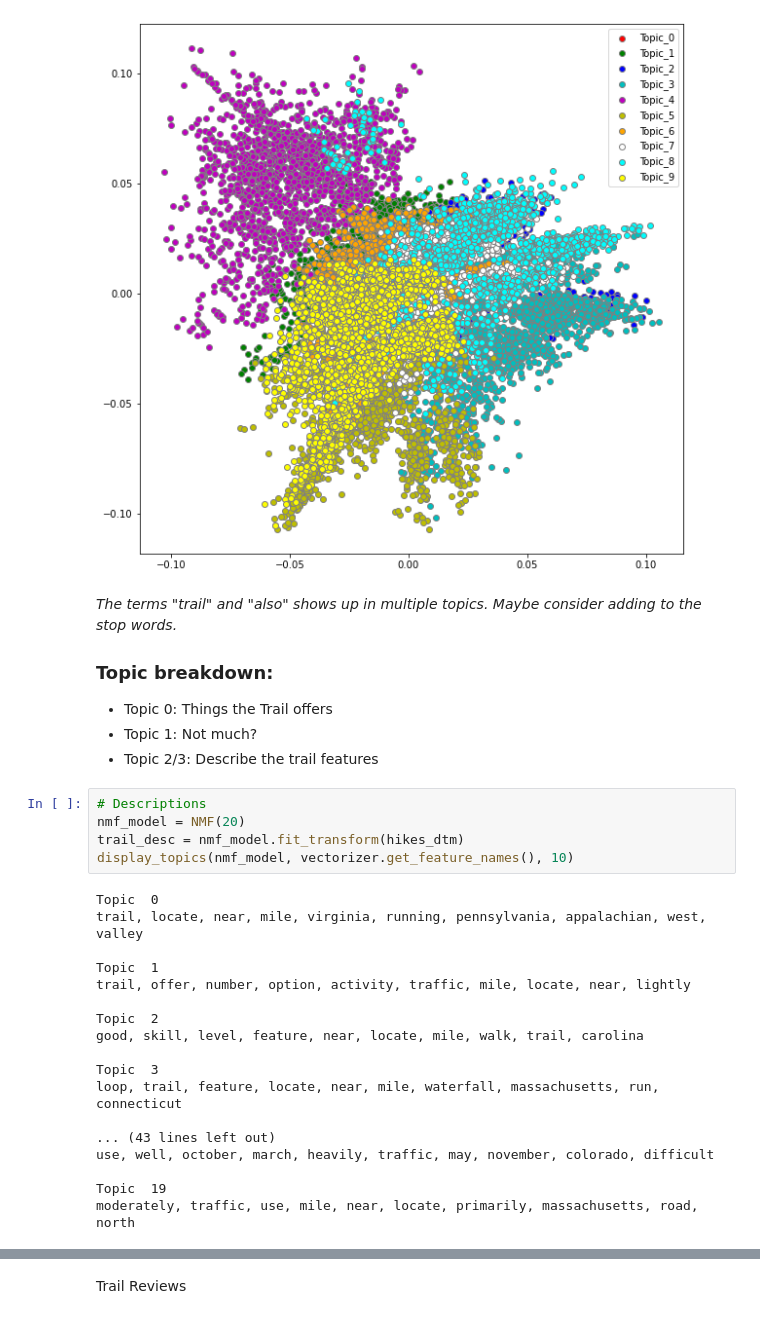
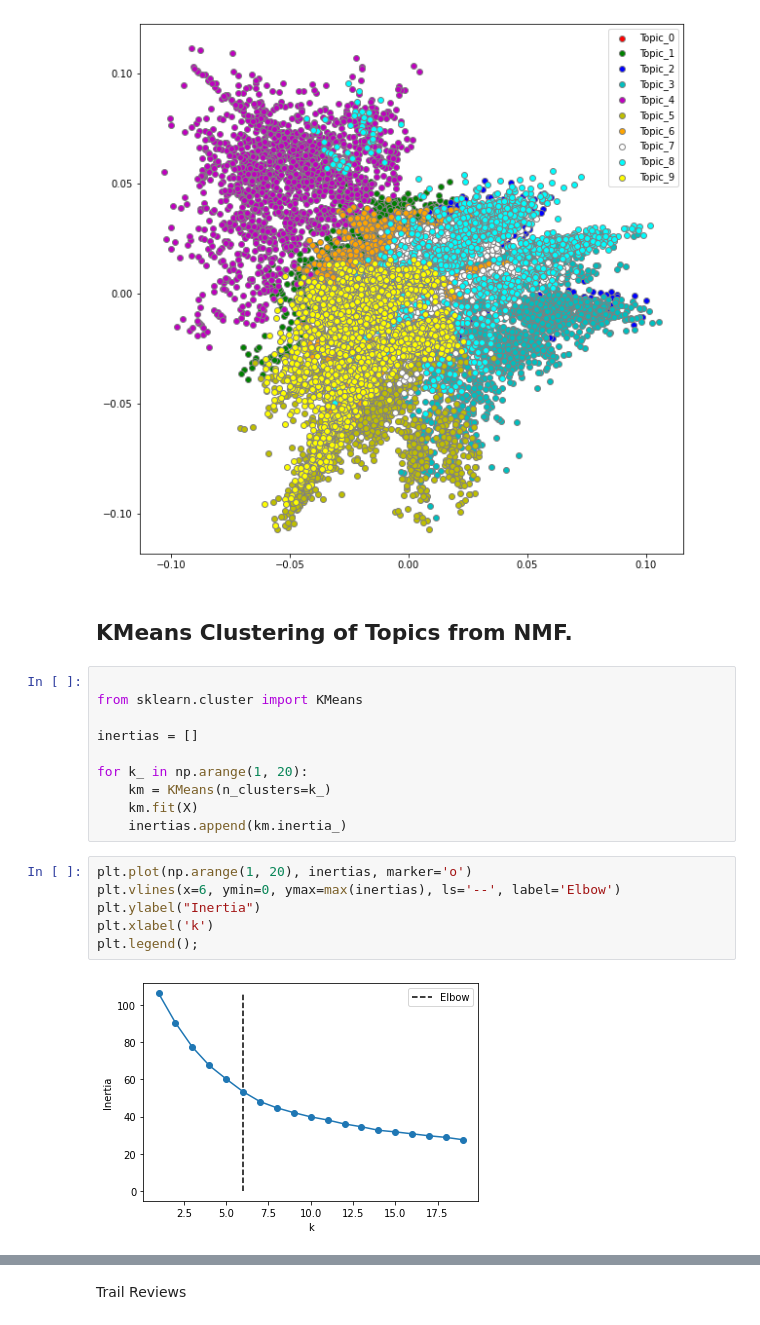
Before and after one commit to aauyeung19/Hiking-Trail-Recommendation-NLP, a Jupyter notebook: lib/topic_model_prototype.ipynb, the cells around one changed output, grey strips where cells are left out. Cells and saved outputs as stored; diff of their text form.

```diff
--- a/lib/topic_model_prototype.ipynb
+++ b/lib/topic_model_prototype.ipynb
@@ -161,32 +143,23 @@ pca_features = pca.fit_transform(X)
 plot_PCA_2D(pca_features, y, ['Topic_'+str(x) for x in range(topic_results.shape[1])])
 # %% [output]
 [figure]
-# %% [markdown]
-*The terms "trail" and "also" shows up in multiple topics.  Maybe consider adding to the stop words.*
-### Topic breakdown:
-* Topic 0: Things the Trail offers
-* Topic 1: Not much?
-* Topic 2/3: Describe the trail features
-# %%
-# Descriptions
-nmf_model = NMF(20)
-trail_desc = nmf_model.fit_transform(hikes_dtm)
-display_topics(nmf_model, vectorizer.get_feature_names(), 10)
-# %% [output]
-Topic  0
-trail, locate, near, mile, virginia, running, pennsylvania, appalachian, west, valley
-
-Topic  1
-trail, offer, number, option, activity, traffic, mile, locate, near, lightly
-
-Topic  2
-good, skill, level, feature, near, locate, mile, walk, trail, carolina
-
-Topic  3
-loop, trail, feature, locate, near, mile, waterfall, massachusetts, run, connecticut
-
-... (43 lines left out)
-use, well, october, march, heavily, traffic, may, november, colorado, difficult
-
-Topic  19
-moderately, traffic, use, mile, near, locate, primarily, massachusetts, road, north
+# %% [markdown]
+## KMeans Clustering of Topics from NMF.
+# %%
+
+from sklearn.cluster import KMeans
+
+inertias = []
+
+for k_ in np.arange(1, 20):
+    km = KMeans(n_clusters=k_)
+    km.fit(X)
+    inertias.append(km.inertia_)
+# %%
+plt.plot(np.arange(1, 20), inertias, marker='o')
+plt.vlines(x=6, ymin=0, ymax=max(inertias), ls='--', label='Elbow')
+plt.ylabel("Inertia")
+plt.xlabel('k')
+plt.legend();
+# %% [output]
+[figure, added]
```
Also changed, not shown: parts of 23 cells of this notebook.
